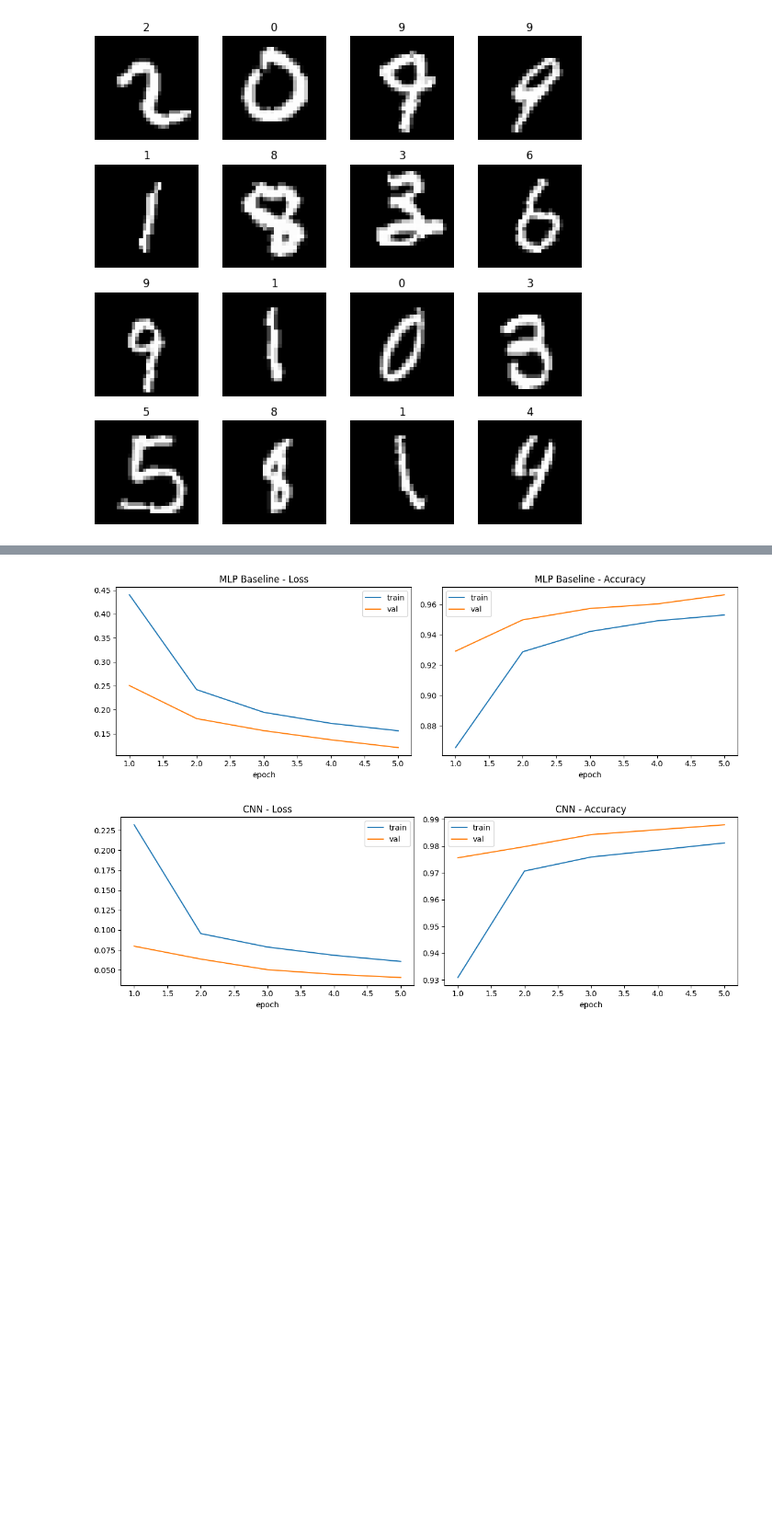
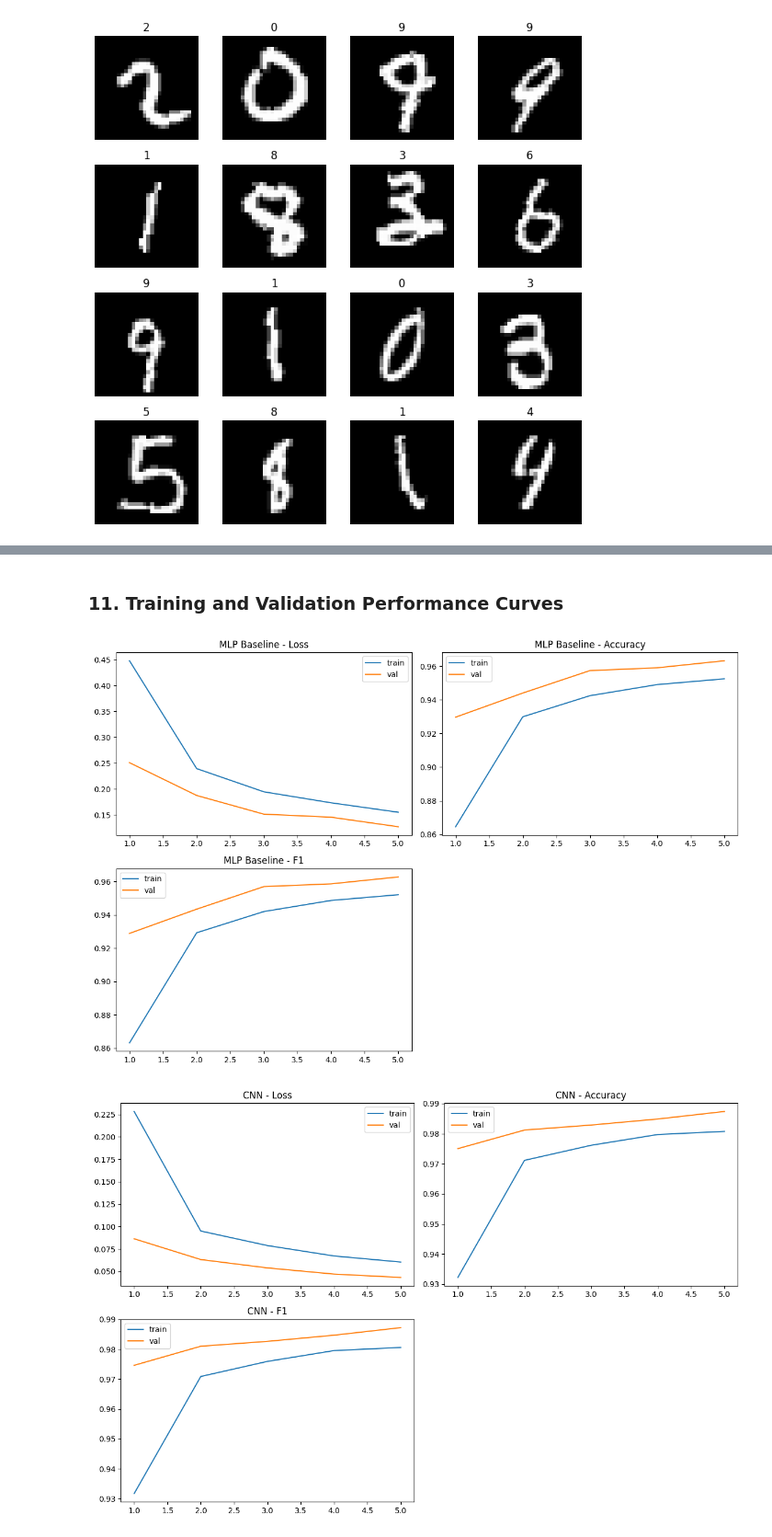
Before and after one commit to VinskiStjepan/AdvancedML, a Jupyter notebook: CNN_on_MNIST_Stjepan_Vinski.ipynb, the cells around one changed output, grey strips where cells are left out. Shown at 92% size. Saved outputs shown, nothing was run; the diff lists cells and outputs as text; code cells hidden in the pictures; blank space fills up the shorter version.

```diff
--- a/CNN_on_MNIST_Stjepan_Vinski.ipynb
+++ b/CNN_on_MNIST_Stjepan_Vinski.ipynb
@@ -389,0 +401,10 @@ Epoch 05/5 | train loss 0.0607 acc 0.9812 | val loss 0.0406 acc 0.9880 f1 0.9878
+# %%
+cfg.optimizer = "adam"
+cfg.lr = 1e-3
+cfg.epochs = 5
+
+adv_cnn = AdvancedCNN(dropout=0.3)
+adv_trained, adv_hist = fit(adv_cnn, train_loader, val_loader, epochs=cfg.epochs)
+
+adv_val_loss, adv_val_acc, adv_val_f1 = evaluate(adv_trained, val_loader, nn.CrossEntropyLoss())
+adv_test_loss, adv_test_acc, adv_test_f1 = evaluate(adv_trained, test_loader, nn.CrossEntropyLoss())
@@ -390,30 +417,34 @@ Epoch 05/5 | train loss 0.0607 acc 0.9812 | val loss 0.0406 acc 0.9880 f1 0.9878
+# %% [markdown]
+### 11. Training and Validation Performance Curves
 # %%
-# =========================
-# 9) Plot learning curves
-# =========================
 def plot_history(hist, title):
     epochs = range(1, len(hist["train_loss"])+1)
-    plt.figure(figsize=(12,4))
+    plt.figure(figsize=(12,8))
 
-    plt.subplot(1,2,1)
-    plt.plot(list(epochs), hist["train_loss"], label="train")
-    plt.plot(list(epochs), hist["val_loss"], label="val")
+    plt.subplot(2,2,1)
+    plt.plot(epochs, hist["train_loss"], label="train")
+    plt.plot(epochs, hist["val_loss"], label="val")
     plt.title(f"{title} - Loss")
-    plt.xlabel("epoch")
     plt.legend()
 
-    plt.subplot(1,2,2)
-    plt.plot(list(epochs), hist["train_acc"], label="train")
-    plt.plot(list(epochs), hist["val_acc"], label="val")
+    plt.subplot(2,2,2)
+    plt.plot(epochs, hist["train_acc"], label="train")
+    plt.plot(epochs, hist["val_acc"], label="val")
     plt.title(f"{title} - Accuracy")
-    plt.xlabel("epoch")
+    plt.legend()
+
+    plt.subplot(2,2,3)
+    plt.plot(epochs, hist["train_f1"], label="train")
+    plt.plot(epochs, hist["val_f1"], label="val")
+    plt.title(f"{title} - F1")
     plt.legend()
 
     plt.tight_layout()
     plt.show()
 
 plot_history(mlp_hist, "MLP Baseline")
 plot_history(cnn_hist, "CNN")
+plot_history(adv_hist, "Advanced CNN")
 # %% [output]
-[figure, old version]
+[figure, new version]
-[figure, old version]
+[figure, new version]
```
Also changed, not shown: parts of 27 cells of this notebook, 1 other file.
